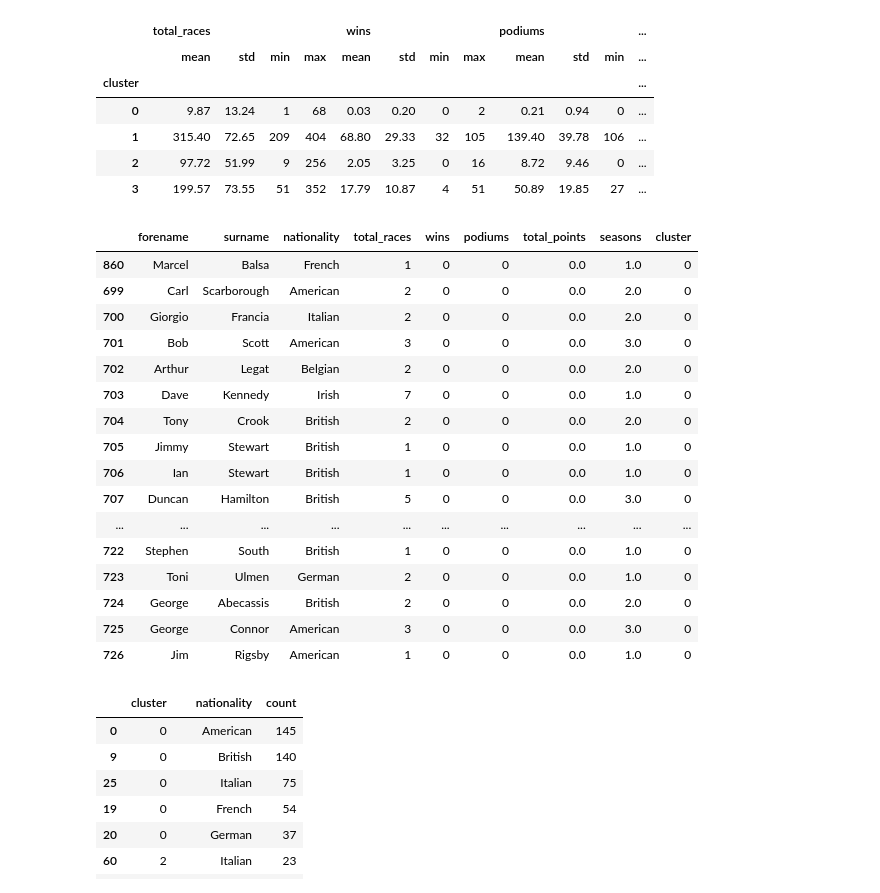
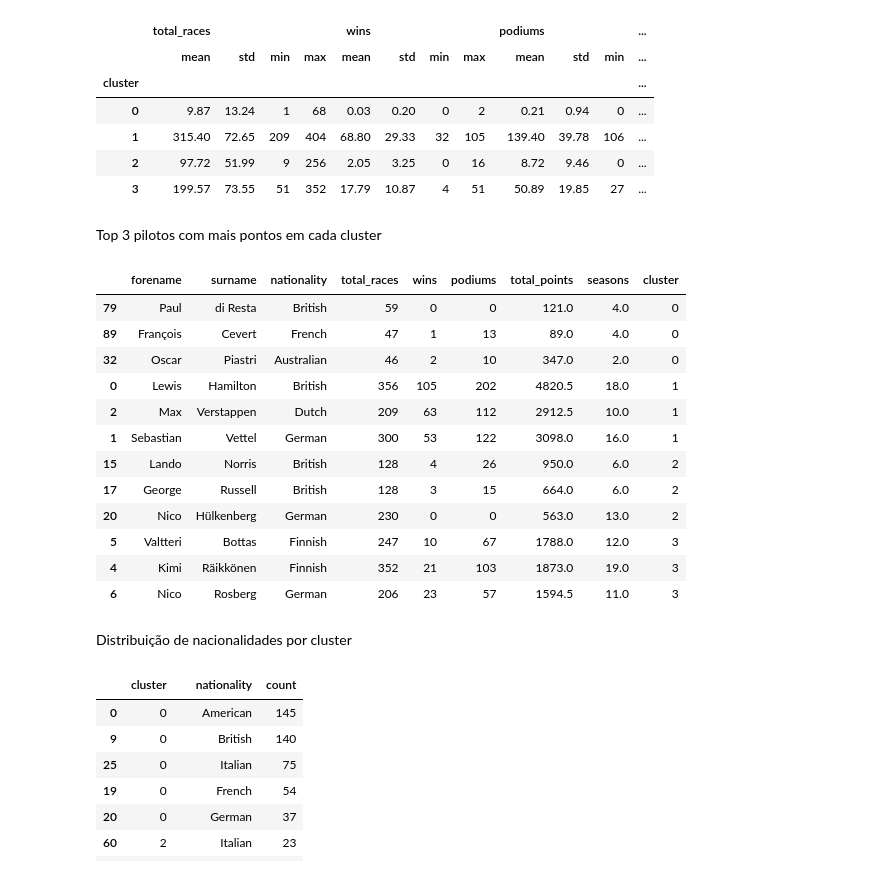
Before and after one commit to rodrigocastro27/IA25_P02_G3, a Jupyter notebook: Trabalho2/Notebook_P02_Clustering_F1_KMeans.ipynb, the cells around one changed output. Drawn from its saved outputs; the diff is of its cells as text; code cells hidden in the pictures.

```diff
--- a/Trabalho2/Notebook_P02_Clustering_F1_KMeans.ipynb
+++ b/Trabalho2/Notebook_P02_Clustering_F1_KMeans.ipynb
@@ -508,32 +519,38 @@ cluster_summary
 | 1 | 315.40 | 72.65 | 209 | 404 | 68.80 | 29.33 | 32 | 105 | 139.40 | 39.78 | 106 | ... |
 | 2 | 97.72 | 51.99 | 9 | 256 | 2.05 | 3.25 | 0 | 16 | 8.72 | 9.46 | 0 | ... |
 | 3 | 199.57 | 73.55 | 51 | 352 | 17.79 | 10.87 | 4 | 51 | 50.89 | 19.85 | 27 | ... |
+# %% [markdown]
+Top 3 pilotos com mais pontos em cada cluster
 # %%
-# 3) Ver alguns pilotos de cada cluster
+# Colunas a mostrar
 cols_to_show = [
     "forename", "surname", "nationality",
     "total_races", "wins", "podiums", "total_points", "seasons", "cluster"
 ]
 
-driver_stats_cluster[cols_to_show].sort_values('cluster').head(30)
+# Top 3 pilotos com mais pontos em cada cluster
+(driver_stats_cluster[cols_to_show]
+ .sort_values("total_points", ascending=False)
+ .groupby("cluster")
+ .head(3)
+ .sort_values("cluster")
+)
 # %% [output]
 |  | forename | surname | nationality | total_races | wins | podiums | total_points | seasons | cluster |
-| 860 | Marcel | Balsa | French | 1 | 0 | 0 | 0.0 | 1.0 | 0 |
-| 699 | Carl | Scarborough | American | 2 | 0 | 0 | 0.0 | 2.0 | 0 |
-| 700 | Giorgio | Francia | Italian | 2 | 0 | 0 | 0.0 | 2.0 | 0 |
-| 701 | Bob | Scott | American | 3 | 0 | 0 | 0.0 | 3.0 | 0 |
-| 702 | Arthur | Legat | Belgian | 2 | 0 | 0 | 0.0 | 2.0 | 0 |
-| 703 | Dave | Kennedy | Irish | 7 | 0 | 0 | 0.0 | 1.0 | 0 |
-| 704 | Tony | Crook | British | 2 | 0 | 0 | 0.0 | 2.0 | 0 |
-| 705 | Jimmy | Stewart | British | 1 | 0 | 0 | 0.0 | 1.0 | 0 |
-| 706 | Ian | Stewart | British | 1 | 0 | 0 | 0.0 | 1.0 | 0 |
-| 707 | Duncan | Hamilton | British | 5 | 0 | 0 | 0.0 | 3.0 | 0 |
-| ... | ... | ... | ... | ... | ... | ... | ... | ... | ... |
-| 722 | Stephen | South | British | 1 | 0 | 0 | 0.0 | 1.0 | 0 |
-| 723 | Toni | Ulmen | German | 2 | 0 | 0 | 0.0 | 1.0 | 0 |
-| 724 | George | Abecassis | British | 2 | 0 | 0 | 0.0 | 2.0 | 0 |
-| 725 | George | Connor | American | 3 | 0 | 0 | 0.0 | 3.0 | 0 |
-| 726 | Jim | Rigsby | American | 1 | 0 | 0 | 0.0 | 1.0 | 0 |
+| 79 | Paul | di Resta | British | 59 | 0 | 0 | 121.0 | 4.0 | 0 |
+| 89 | François | Cevert | French | 47 | 1 | 13 | 89.0 | 4.0 | 0 |
+| 32 | Oscar | Piastri | Australian | 46 | 2 | 10 | 347.0 | 2.0 | 0 |
+| 0 | Lewis | Hamilton | British | 356 | 105 | 202 | 4820.5 | 18.0 | 1 |
+| 2 | Max | Verstappen | Dutch | 209 | 63 | 112 | 2912.5 | 10.0 | 1 |
+| 1 | Sebastian | Vettel | German | 300 | 53 | 122 | 3098.0 | 16.0 | 1 |
+| 15 | Lando | Norris | British | 128 | 4 | 26 | 950.0 | 6.0 | 2 |
+| 17 | George | Russell | British | 128 | 3 | 15 | 664.0 | 6.0 | 2 |
+| 20 | Nico | Hülkenberg | German | 230 | 0 | 0 | 563.0 | 13.0 | 2 |
+| 5 | Valtteri | Bottas | Finnish | 247 | 10 | 67 | 1788.0 | 12.0 | 3 |
+| 4 | Kimi | Räikkönen | Finnish | 352 | 21 | 103 | 1873.0 | 19.0 | 3 |
+| 6 | Nico | Rosberg | German | 206 | 23 | 57 | 1594.5 | 11.0 | 3 |
+# %% [markdown]
+Distribuição de nacionalidades por cluster
 # %%
 # Distribuição de nacionalidades por cluster (top 10)
 nationality_cluster = (
```
Also changed, not shown: parts of 9 cells of this notebook.
